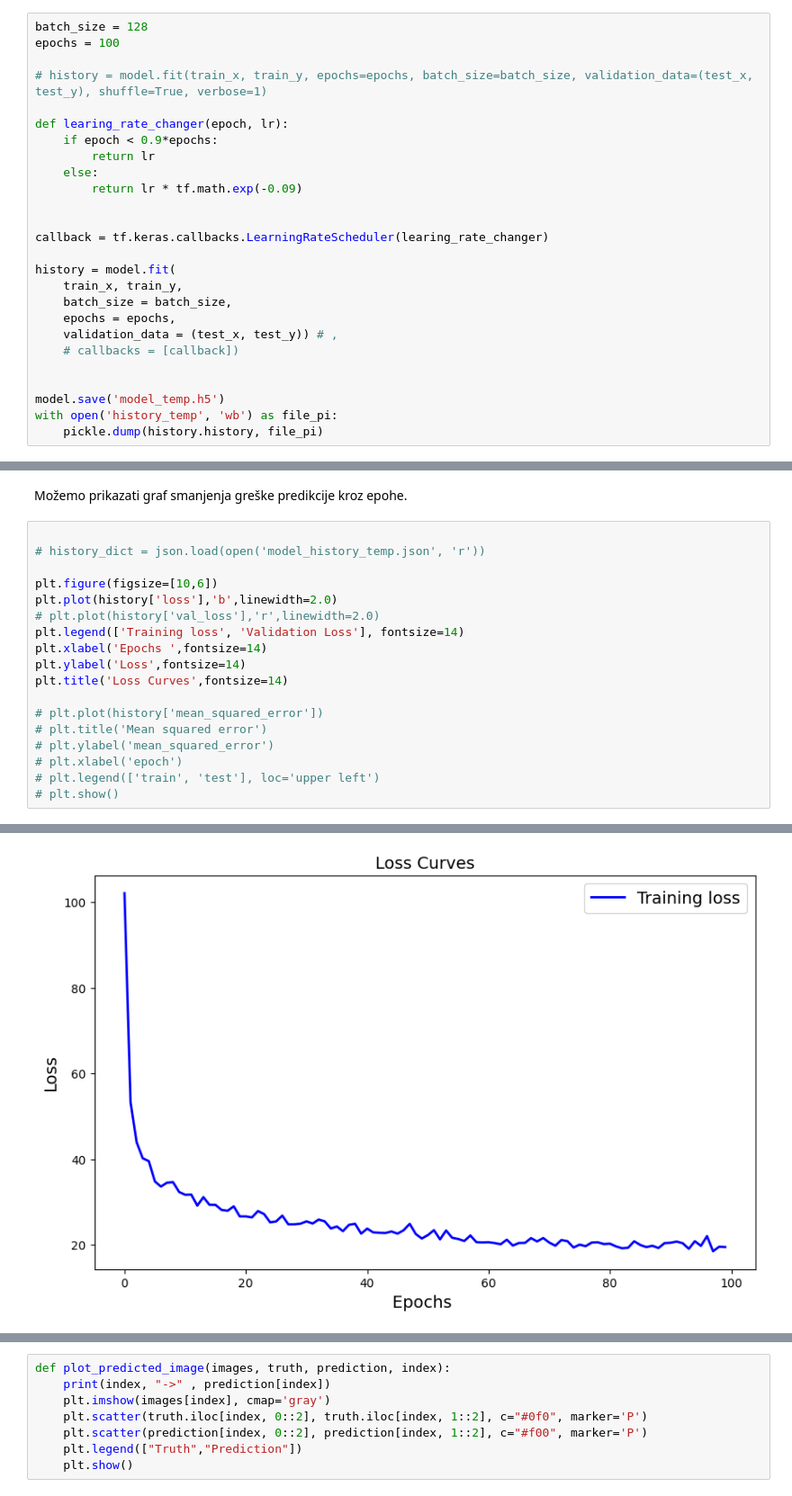
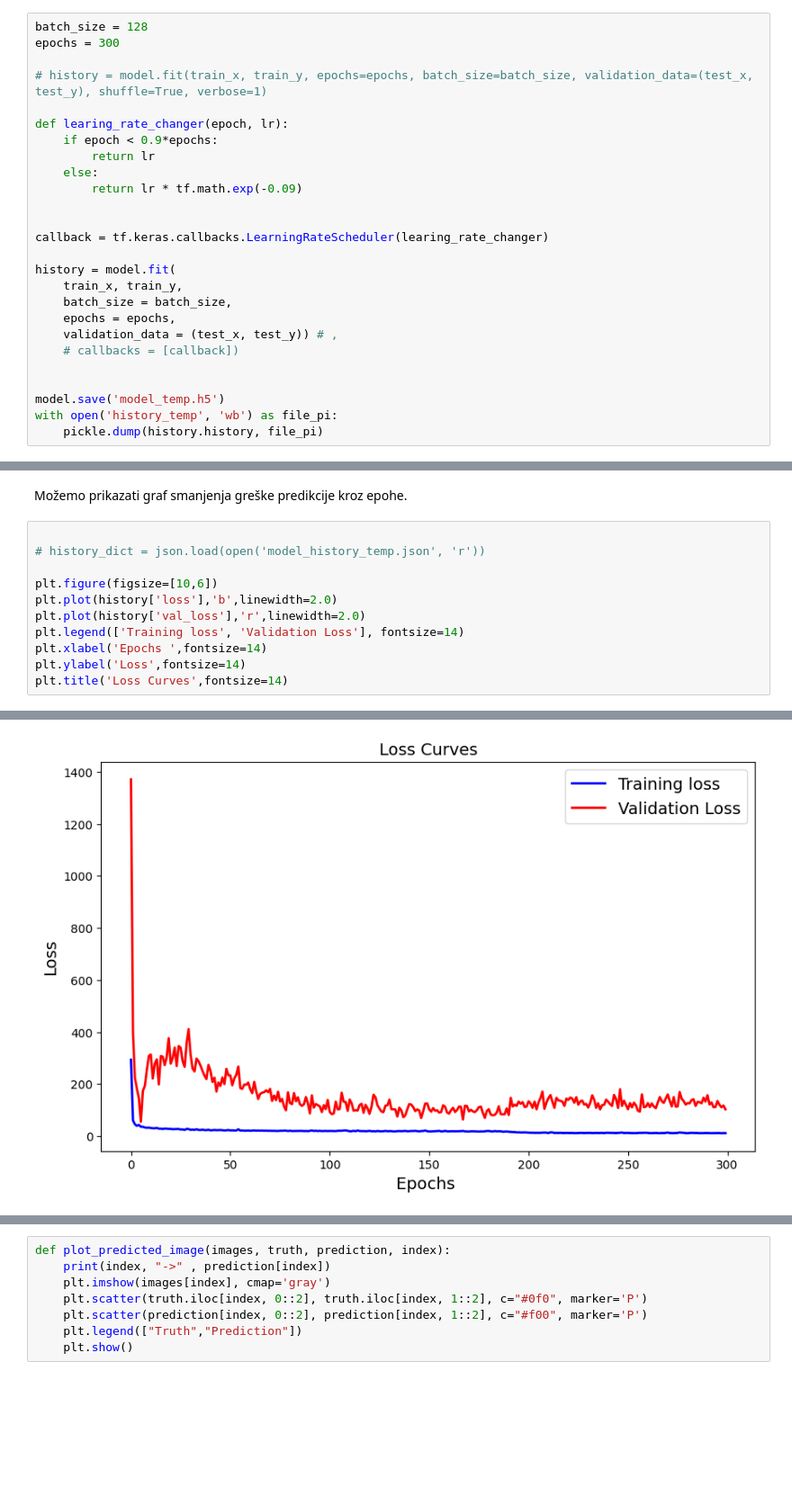
Before and after one commit to tonipolanec/Facial-landmarks-detection-system, a Jupyter notebook: code/project_progress.ipynb, the cells around one changed output, grey strips where cells are left out. Shown at 90% size. Saved outputs shown, nothing was run; the diff lists cells and outputs as text; blank space fills up the shorter version.

```diff
--- a/code/project_progress.ipynb
+++ b/code/project_progress.ipynb
@@ -527,7 +527,7 @@ import pydot
 ### Treniranje modela
 # %%
 batch_size = 128
-epochs = 100
+epochs = 300
 
 # history = model.fit(train_x, train_y, epochs=epochs, batch_size=batch_size, validation_data=(test_x, test_y), shuffle=True, verbose=1)
 
@@ -592,24 +595,17 @@ Možemo prikazati graf smanjenja greške predikcije kroz epohe.
 # %%
 
 # history_dict = json.load(open('model_history_temp.json', 'r'))
 
 plt.figure(figsize=[10,6])
 plt.plot(history['loss'],'b',linewidth=2.0)
-# plt.plot(history['val_loss'],'r',linewidth=2.0)
+plt.plot(history['val_loss'],'r',linewidth=2.0)
 plt.legend(['Training loss', 'Validation Loss'], fontsize=14)
 plt.xlabel('Epochs ',fontsize=14)
 plt.ylabel('Loss',fontsize=14)
 plt.title('Loss Curves',fontsize=14)
-
-# plt.plot(history['mean_squared_error'])
-# plt.title('Mean squared error')
-# plt.ylabel('mean_squared_error')
-# plt.xlabel('epoch')
-# plt.legend(['train', 'test'], loc='upper left')
-# plt.show()
 # %% [output]
 Text(0.5, 1.0, 'Loss Curves')
-[figure, old version]
+[figure, new version]
 # %%
 plt.figure(figsize=[8,6])
 plt.plot(history['accuracy'],'b',linewidth=2.0)
```
Also changed, not shown: parts of 9 cells of this notebook, 26 other files.
